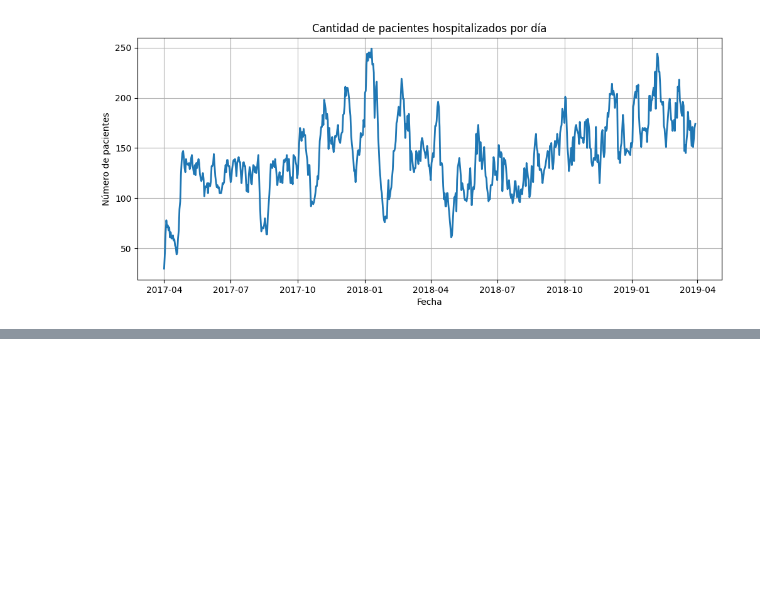
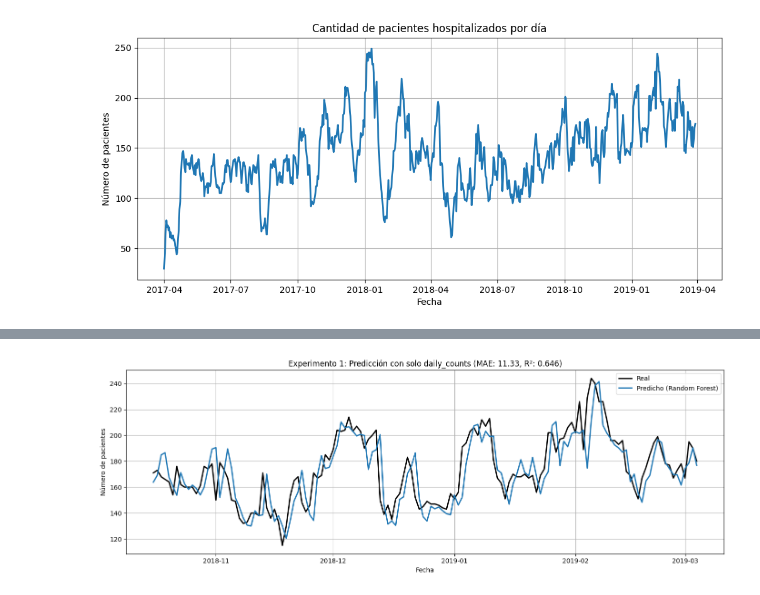
Before and after one commit to Gaby-D/Proyecto_Final_IC_2025, a Jupyter notebook: 03_RandomForest.ipynb, the cells around one changed output, grey strips where cells are left out. Drawn from its saved outputs; the diff is of its cells as text; code cells hidden in the pictures; blank space fills up the shorter version.

Commit message:
Experimentos sumando mas tipos de datos

```diff
--- a/03_RandomForest.ipynb
+++ b/03_RandomForest.ipynb
@@ -29,7 +93,7 @@ plt.show()
 [figure]
 # %%
 # Procesar datos climáticos
-df_weather['DATE'] = pd.to_datetime(df_weather['DATE'], errors='coerce', dayfirst=True)
+df_weather['DATE'] = pd.to_datetime(df_weather['DATE'], errors='coerce', dayfirst=False)
 
 # Seleccionamos variables numéricas relevantes
 weather_vars = [
@@ -37,9 +101,75 @@ weather_vars = [
     'MAX TEMP', 'MIN TEMP', 'HUMIDITY'
 ]
 df_weather = df_weather[['DATE'] + weather_vars].dropna()
+df_weather = df_weather.rename(columns={'DATE': 'date'})
 
-# Unir datasets
-df = pd.merge(daily_counts, df_weather, left_on='date', right_on='DATE', how='inner').drop(columns=['DATE'])
+# Preparar daily_counts y daily_features (excluir últimos 25 valores para consistencia)
+daily_counts_processed = daily_counts.iloc[:-25].copy()
+daily_features_processed = daily_features.copy()
 # %%
-df.head()
+# ============================================================================
+# EXPERIMENTO 1: Solo daily_counts
+# ============================================================================
+print("=" * 70)
+print("EXPERIMENTO 1: Random Forest con solo daily_counts")
+print("=" * 70)
+
+# Preparar datos
+df_exp1 = daily_counts_processed.copy()
+
+# Crear variables de rezago (lags)
+for lag in range(1, 8):  # memoria de 7 días
+    df_exp1[f'lag_{lag}'] = df_exp1['num_patients'].shift(lag)
+
+df_exp1 = df_exp1.dropna().reset_index(drop=True)
+
+# Variables predictoras y target
+feature_cols_exp1 = [col for col in df_exp1.columns if col not in ['date', 'num_patients']]
+X_exp1 = df_exp1[feature_cols_exp1]
+y_exp1 = df_exp1['num_patients']
+
+# División temporal train/test
+split_idx_exp1 = int(len(df_exp1) * 0.8)
+X_train_exp1, X_test_exp1 = X_exp1.iloc[:split_idx_exp1], X_exp1.iloc[split_idx_exp1:]
+y_train_exp1, y_test_exp1 = y_exp1.iloc[:split_idx_exp1], y_exp1.iloc[split_idx_exp1:]
+
+# Pipeline Random Forest
+rf_pipeline_exp1 = Pipeline([
+    ('scaler', StandardScaler()),
+    ('rf', RandomForestRegressor(
+        n_estimators=100,
+        max_depth=10,
+        min_samples_split=5,
+        min_samples_leaf=2,
+        random_state=42,
+        n_jobs=-1
+    ))
+])
+
+# Entrenamiento
+rf_pipeline_exp1.fit(X_train_exp1, y_train_exp1)
+
+# Evaluación
+y_pred_exp1 = rf_pipeline_exp1.predict(X_test_exp1)
+mae_exp1 = mean_absolute_error(y_test_exp1, y_pred_exp1)
+r2_exp1 = r2_score(y_test_exp1, y_pred_exp1)
+
+print(f"\nResultados Experimento 1:")
+print(f"MAE: {mae_exp1:.2f}")
+print(f"R²: {r2_exp1:.3f}")
+print(f"Features utilizadas: {len(feature_cols_exp1)} (solo lags)")
+
+# Visualización
+plt.figure(figsize=(14, 5))
+plt.plot(df_exp1['date'].iloc[split_idx_exp1:], y_test_exp1.values,
+         label='Real', color='black', linewidth=2)
+plt.plot(df_exp1['date'].iloc[split_idx_exp1:], y_pred_exp1,
+         label='Predicho (Random Forest)', color='tab:blue', linewidth=2)
+plt.title(f'Experimento 1: Predicción con solo daily_counts (MAE: {mae_exp1:.2f}, R²: {r2_exp1:.3f})')
+plt.xlabel('Fecha')
+plt.ylabel('Número de pacientes')
+plt.legend()
+plt.grid(True)
+plt.tight_layout()
+plt.show()
 # %% [output]
@@ -52 +184,2 @@ df.head()
+[figure, added]
 # %%
```
Also changed, not shown: parts of 7 cells of this notebook, 1 other file.
